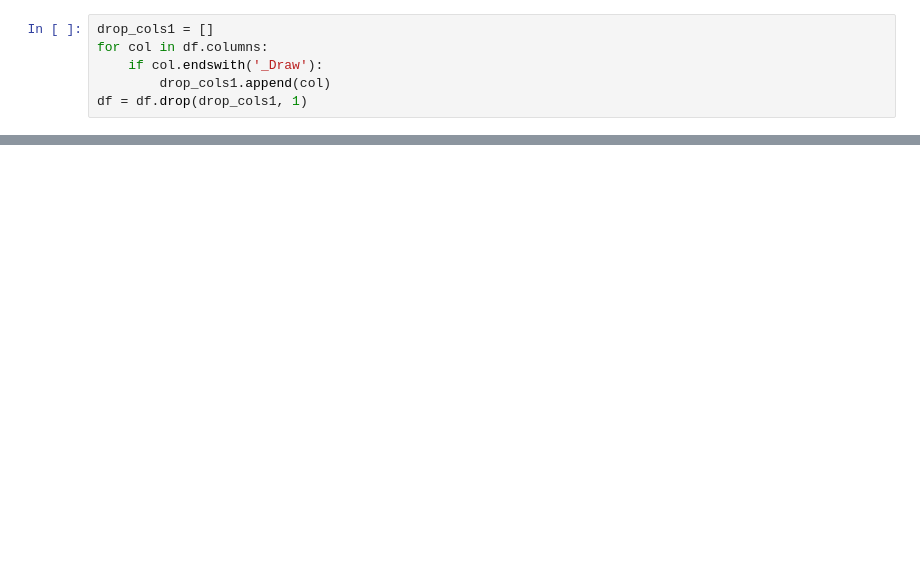
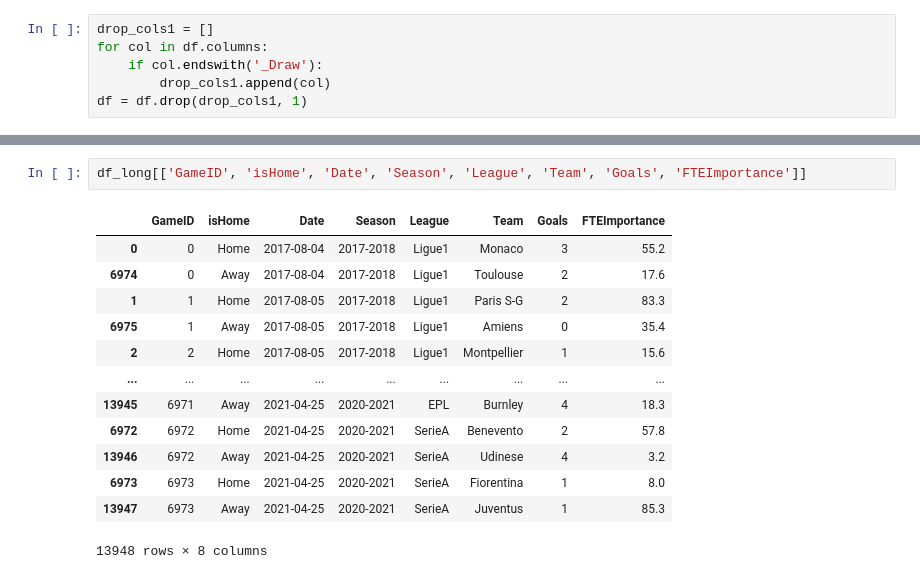
Before and after one commit to hhhhzy/SoccerBetting, a Jupyter notebook: models/game_prediction/Game Prediction 1.ipynb, the cells around one changed output, grey strips where cells are left out. Cells and saved outputs as stored; diff of their text form; blank space fills up the shorter version.

```diff
--- a/models/game_prediction/Game Prediction 1.ipynb
+++ b/models/game_prediction/Game Prediction 1.ipynb
@@ -115,0 +126,16 @@ df_long
+# %%
+df_long[['GameID', 'isHome', 'Date', 'Season', 'League', 'Team', 'Goals', 'FTEImportance']]
+# %% [output]
+|  | GameID | isHome | Date | Season | League | Team | Goals | FTEImportance |
+| 0 | 0 | Home | 2017-08-04 | 2017-2018 | Ligue1 | Monaco | 3 | 55.2 |
+| 6974 | 0 | Away | 2017-08-04 | 2017-2018 | Ligue1 | Toulouse | 2 | 17.6 |
+| 1 | 1 | Home | 2017-08-05 | 2017-2018 | Ligue1 | Paris S-G | 2 | 83.3 |
+| 6975 | 1 | Away | 2017-08-05 | 2017-2018 | Ligue1 | Amiens | 0 | 35.4 |
+| 2 | 2 | Home | 2017-08-05 | 2017-2018 | Ligue1 | Montpellier | 1 | 15.6 |
+| ... | ... | ... | ... | ... | ... | ... | ... | ... |
+| 13945 | 6971 | Away | 2021-04-25 | 2020-2021 | EPL | Burnley | 4 | 18.3 |
+| 6972 | 6972 | Home | 2021-04-25 | 2020-2021 | SerieA | Benevento | 2 | 57.8 |
+| 13946 | 6972 | Away | 2021-04-25 | 2020-2021 | SerieA | Udinese | 4 | 3.2 |
+| 6973 | 6973 | Home | 2021-04-25 | 2020-2021 | SerieA | Fiorentina | 1 | 8.0 |
+| 13947 | 6973 | Away | 2021-04-25 | 2020-2021 | SerieA | Juventus | 1 | 85.3 |
+13948 rows × 8 columns
```
Also changed, not shown: parts of 32 cells of this notebook, 35 other files.
